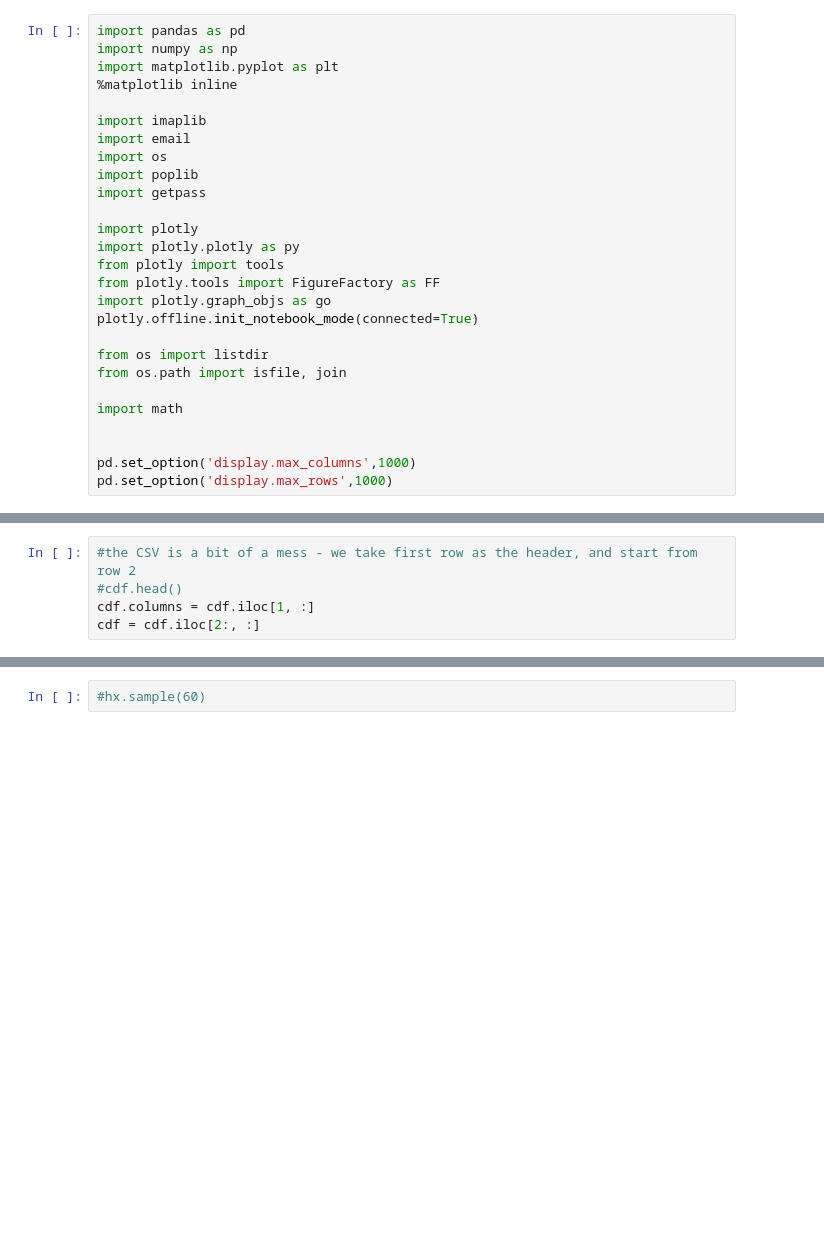
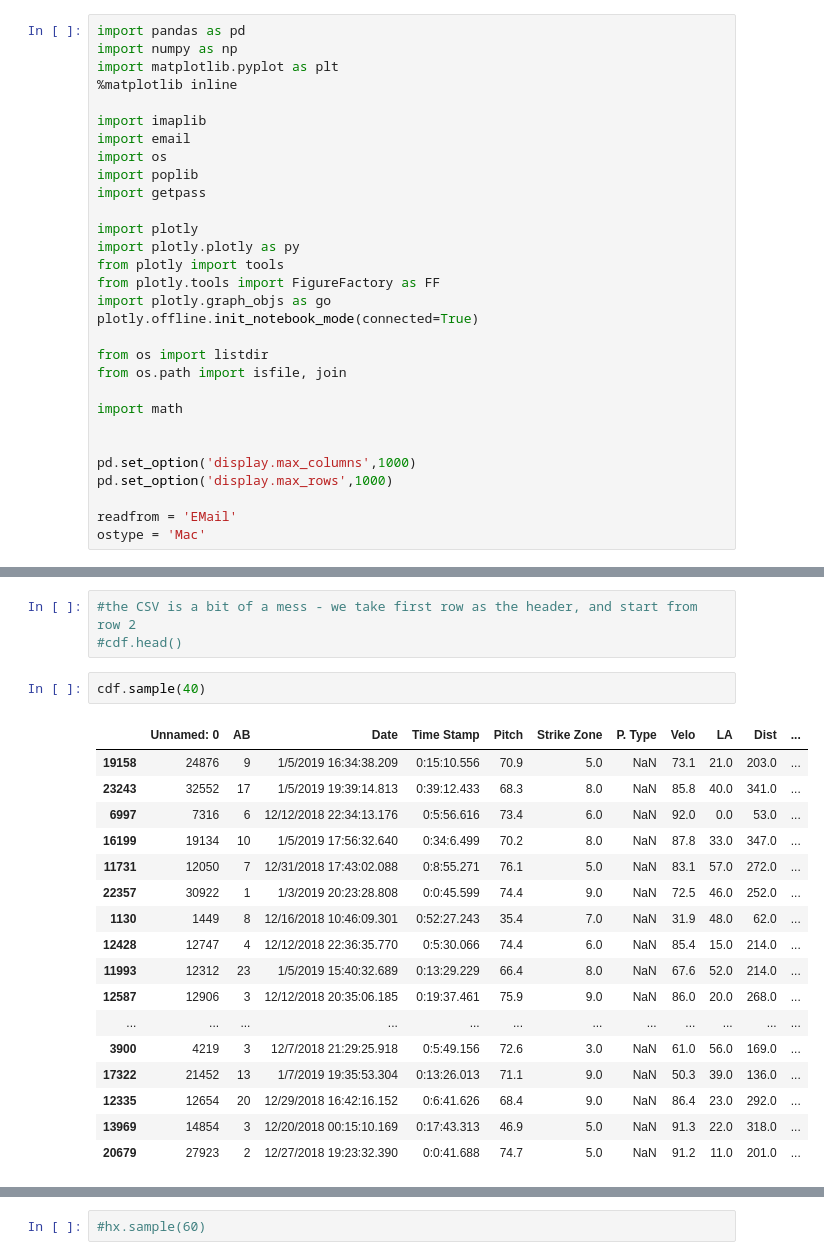
Before and after one commit to sumairshah/Driveline-Hitters, a Jupyter notebook: hitters.ipynb, the cells around one changed output, grey strips where cells are left out. Drawn from its saved outputs; the diff is of its cells as text; blank space fills up the shorter version.

```diff
--- a/hitters.ipynb
+++ b/hitters.ipynb
@@ -25,3 +25,6 @@ import math
 
 pd.set_option('display.max_columns',1000)
 pd.set_option('display.max_rows',1000)
+
+readfrom = 'EMail'
+ostype = 'Mac'
@@ -32,8 +47,26 @@ cdf = pd.concat(df.values())
 # %%
 #the CSV is a bit of a mess - we take first row as the header, and start from row 2
 #cdf.head()
-cdf.columns = cdf.iloc[1, :]
-cdf = cdf.iloc[2:, :]
+# %%
+cdf.sample(40)
+# %% [output]
+|  | Unnamed: 0 | AB | Date | Time Stamp | Pitch | Strike Zone | P. Type | Velo | LA | Dist | ... |
+| 19158 | 24876 | 9 | 1/5/2019 16:34:38.209 | 0:15:10.556 | 70.9 | 5.0 | NaN | 73.1 | 21.0 | 203.0 | ... |
+| 23243 | 32552 | 17 | 1/5/2019 19:39:14.813 | 0:39:12.433 | 68.3 | 8.0 | NaN | 85.8 | 40.0 | 341.0 | ... |
+| 6997 | 7316 | 6 | 12/12/2018 22:34:13.176 | 0:5:56.616 | 73.4 | 6.0 | NaN | 92.0 | 0.0 | 53.0 | ... |
+| 16199 | 19134 | 10 | 1/5/2019 17:56:32.640 | 0:34:6.499 | 70.2 | 8.0 | NaN | 87.8 | 33.0 | 347.0 | ... |
+| 11731 | 12050 | 7 | 12/31/2018 17:43:02.088 | 0:8:55.271 | 76.1 | 5.0 | NaN | 83.1 | 57.0 | 272.0 | ... |
+| 22357 | 30922 | 1 | 1/3/2019 20:23:28.808 | 0:0:45.599 | 74.4 | 9.0 | NaN | 72.5 | 46.0 | 252.0 | ... |
+| 1130 | 1449 | 8 | 12/16/2018 10:46:09.301 | 0:52:27.243 | 35.4 | 7.0 | NaN | 31.9 | 48.0 | 62.0 | ... |
+| 12428 | 12747 | 4 | 12/12/2018 22:36:35.770 | 0:5:30.066 | 74.4 | 6.0 | NaN | 85.4 | 15.0 | 214.0 | ... |
+| 11993 | 12312 | 23 | 1/5/2019 15:40:32.689 | 0:13:29.229 | 66.4 | 8.0 | NaN | 67.6 | 52.0 | 214.0 | ... |
+| 12587 | 12906 | 3 | 12/12/2018 20:35:06.185 | 0:19:37.461 | 75.9 | 9.0 | NaN | 86.0 | 20.0 | 268.0 | ... |
+| ... | ... | ... | ... | ... | ... | ... | ... | ... | ... | ... | ... |
+| 3900 | 4219 | 3 | 12/7/2018 21:29:25.918 | 0:5:49.156 | 72.6 | 3.0 | NaN | 61.0 | 56.0 | 169.0 | ... |
+| 17322 | 21452 | 13 | 1/7/2019 19:35:53.304 | 0:13:26.013 | 71.1 | 9.0 | NaN | 50.3 | 39.0 | 136.0 | ... |
+| 12335 | 12654 | 20 | 12/29/2018 16:42:16.152 | 0:6:41.626 | 68.4 | 9.0 | NaN | 86.4 | 23.0 | 292.0 | ... |
+| 13969 | 14854 | 3 | 12/20/2018 00:15:10.169 | 0:17:43.313 | 46.9 | 5.0 | NaN | 91.3 | 22.0 | 318.0 | ... |
+| 20679 | 27923 | 2 | 12/27/2018 19:23:32.390 | 0:0:41.688 | 74.7 | 5.0 | NaN | 91.2 | 11.0 | 201.0 | ... |
 # %%
 #drop some columns - interesting way to do it by subsetting columns
 
```
Also changed, not shown: parts of 9 cells of this notebook.
